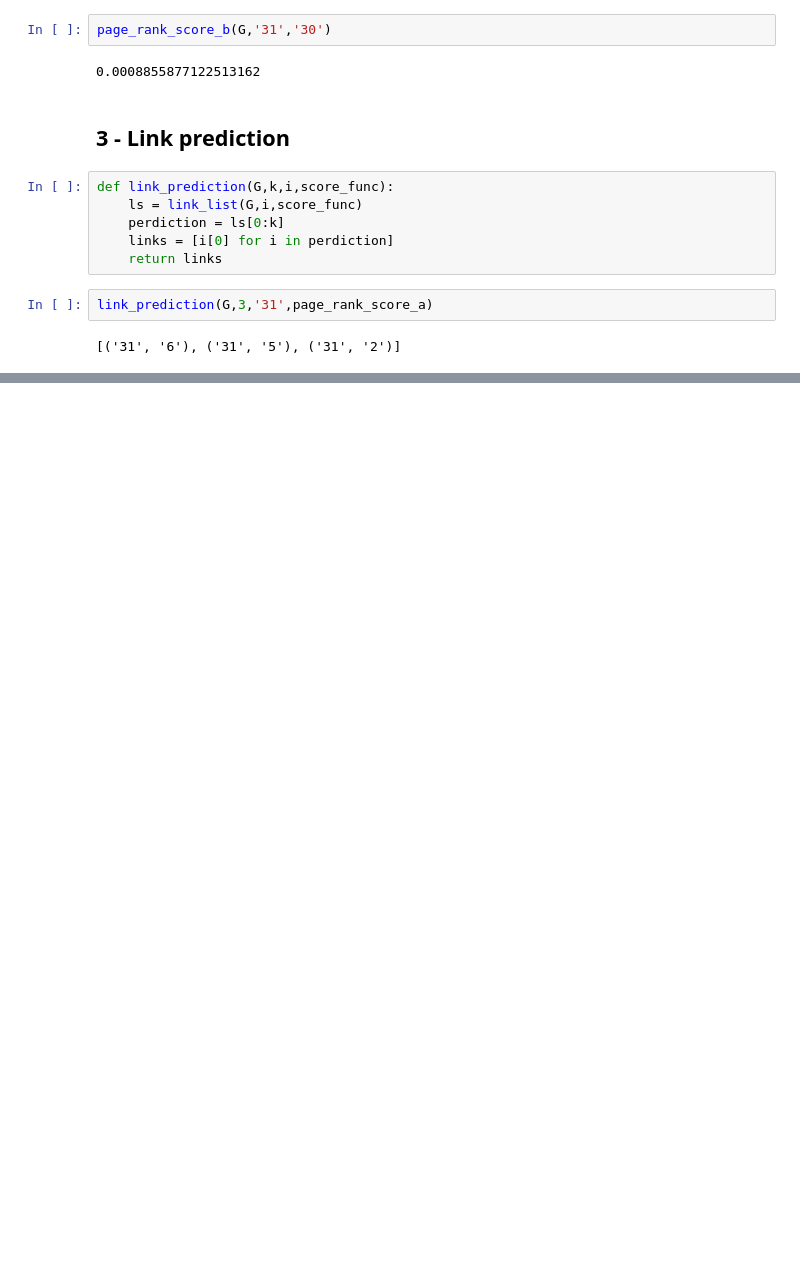
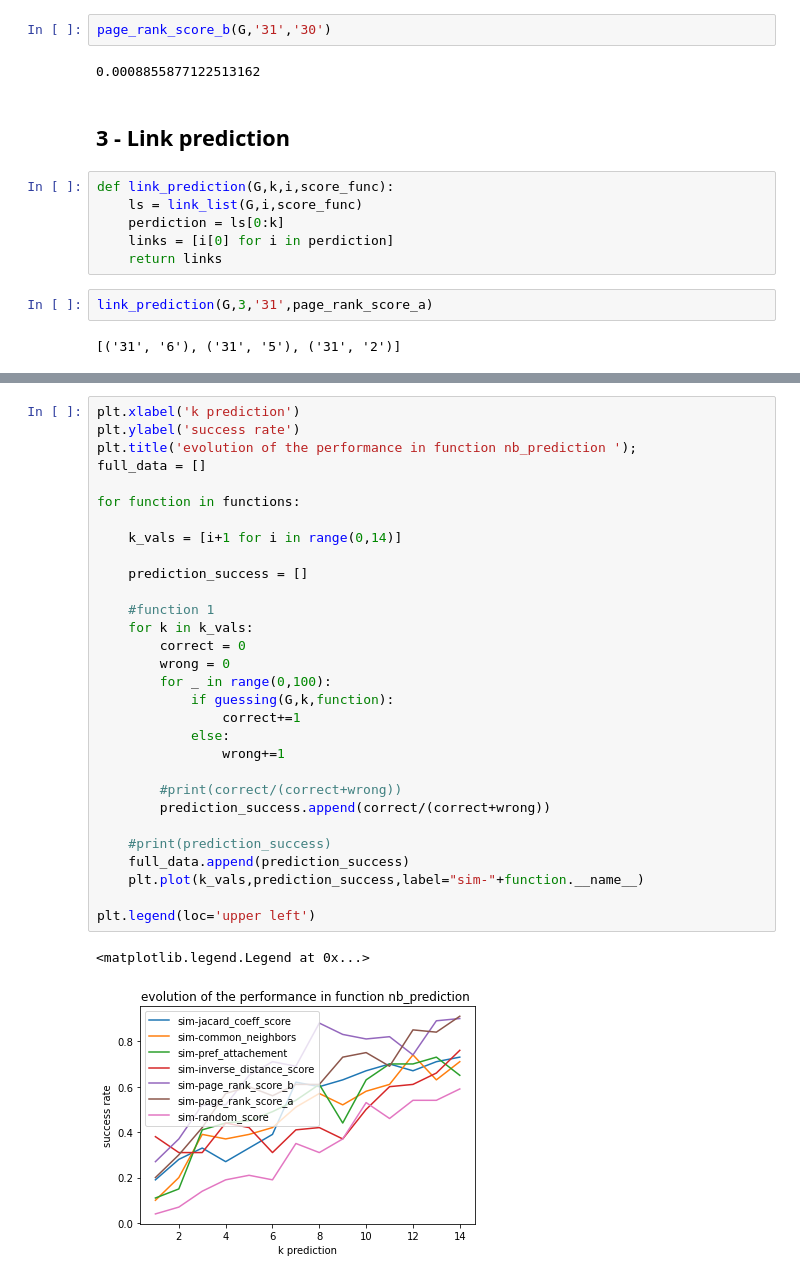
Before and after one commit to nassimTchoulak/social_graph_and_communities, a Jupyter notebook: link_prediction_lab.ipynb, the cells around one changed output, grey strips where cells are left out. Cells and saved outputs as stored; diff of their text form; blank space fills up the shorter version.

```diff
--- a/link_prediction_lab.ipynb
+++ b/link_prediction_lab.ipynb
@@ -174,0 +200,33 @@ True
+# %%
+plt.xlabel('k prediction')
+plt.ylabel('success rate')
+plt.title('evolution of the performance in function nb_prediction ');
+full_data = []
+
+for function in functions:
+
+    k_vals = [i+1 for i in range(0,14)]
+
+    prediction_success = []
+
+    #function 1
+    for k in k_vals:
+        correct = 0
+        wrong = 0
+        for _ in range(0,100):
+            if guessing(G,k,function):
+                correct+=1
+            else:
+                wrong+=1
+
+        #print(correct/(correct+wrong))
+        prediction_success.append(correct/(correct+wrong))
+
+    #print(prediction_success)
+    full_data.append(prediction_success)
+    plt.plot(k_vals,prediction_success,label="sim-"+function.__name__)
+
+plt.legend(loc='upper left')
+# %% [output]
+<matplotlib.legend.Legend at 0x...>
+[figure, added]
```
Also changed, not shown: parts of 6 cells of this notebook.
